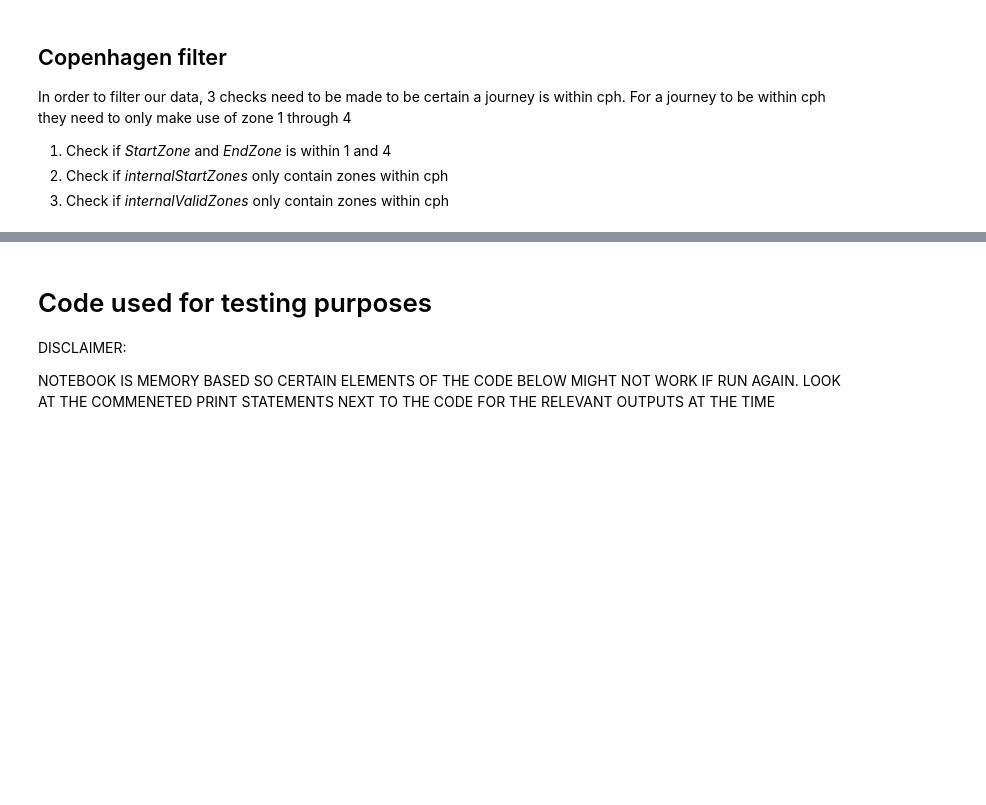
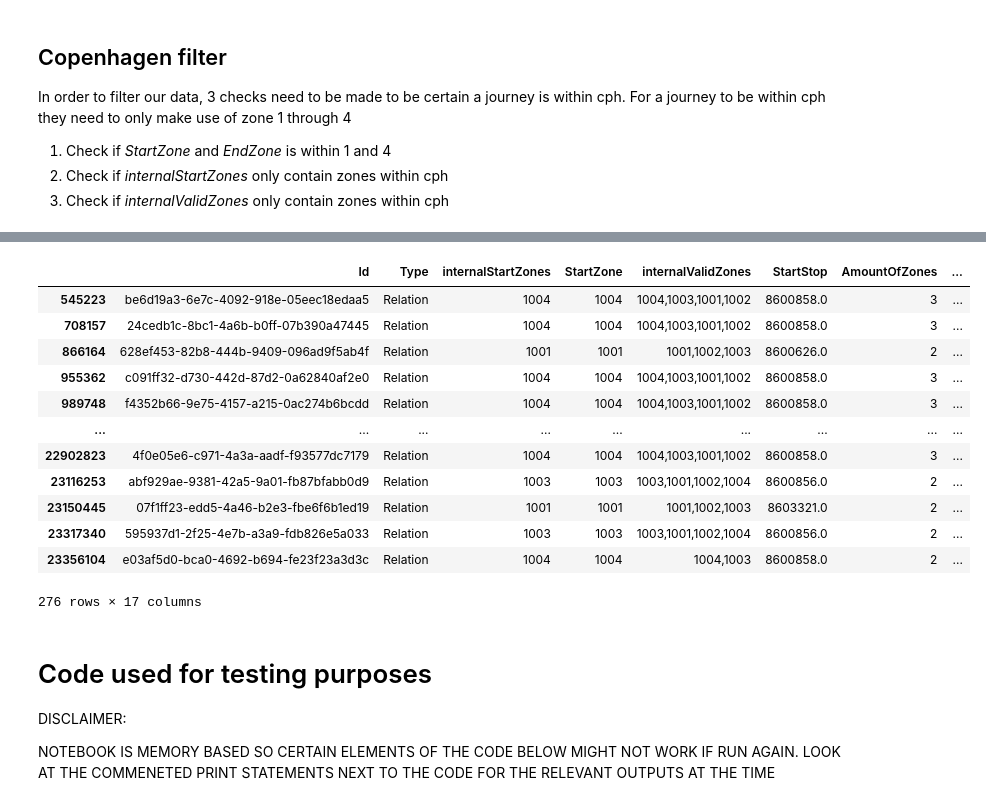
Before and after one commit to monicahardt/BachelorProject, a Jupyter notebook: Notebooks/Notebook.ipynb, the cells around one changed output, grey strips where cells are left out. Saved outputs shown, nothing was run; the diff lists cells and outputs as text; code cells hidden in the pictures; blank space fills up the shorter version.

```diff
--- a/Notebooks/Notebook.ipynb
+++ b/Notebooks/Notebook.ipynb
@@ -220,3 +298,22 @@ dtype: int64
+# %%
+data_filter_4_full[data_filter_2_full['SearchEnd'].str.contains("okation", na=False)]
+data_filter_4_full[data_filter_2_full['SearchEnd'].str.contains("zones", na=False)]
+data_filter_4_full[data_filter_2_full['SearchStart'].str.contains("zones", na=False)] # There was one hmmm
+data_filter_5_full[~pd.isna(data_filter_2_full['StartStop'])]
+# %% [output]
+|  | Id | Type | internalStartZones | StartZone | internalValidZones | StartStop | AmountOfZones | ... |
+| 545223 | be6d19a3-6e7c-4092-918e-05eec18edaa5 | Relation | 1004 | 1004 | 1004,1003,1001,1002 | 8600858.0 | 3 | ... |
+| 708157 | 24cedb1c-8bc1-4a6b-b0ff-07b390a47445 | Relation | 1004 | 1004 | 1004,1003,1001,1002 | 8600858.0 | 3 | ... |
+| 866164 | 628ef453-82b8-444b-9409-096ad9f5ab4f | Relation | 1001 | 1001 | 1001,1002,1003 | 8600626.0 | 2 | ... |
+| 955362 | c091ff32-d730-442d-87d2-0a62840af2e0 | Relation | 1004 | 1004 | 1004,1003,1001,1002 | 8600858.0 | 3 | ... |
+| 989748 | f4352b66-9e75-4157-a215-0ac274b6bcdd | Relation | 1004 | 1004 | 1004,1003,1001,1002 | 8600858.0 | 3 | ... |
+| ... | ... | ... | ... | ... | ... | ... | ... | ... |
+| 22902823 | 4f0e05e6-c971-4a3a-aadf-f93577dc7179 | Relation | 1004 | 1004 | 1004,1003,1001,1002 | 8600858.0 | 3 | ... |
+| 23116253 | abf929ae-9381-42a5-9a01-fb87bfabb0d9 | Relation | 1003 | 1003 | 1003,1001,1002,1004 | 8600856.0 | 2 | ... |
+| 23150445 | 07f1ff23-edd5-4a46-b2e3-fbe6f6b1ed19 | Relation | 1001 | 1001 | 1001,1002,1003 | 8603321.0 | 2 | ... |
+| 23317340 | 595937d1-2f25-4e7b-a3a9-fdb826e5a033 | Relation | 1003 | 1003 | 1003,1001,1002,1004 | 8600856.0 | 2 | ... |
+| 23356104 | e03af5d0-bca0-4692-b694-fe23f23a3d3c | Relation | 1004 | 1004 | 1004,1003 | 8600858.0 | 2 | ... |
+276 rows × 17 columns
 # %% [markdown]
 # Code used for testing purposes
 
```
Also changed, not shown: parts of 7 cells of this notebook, 2 other files.
